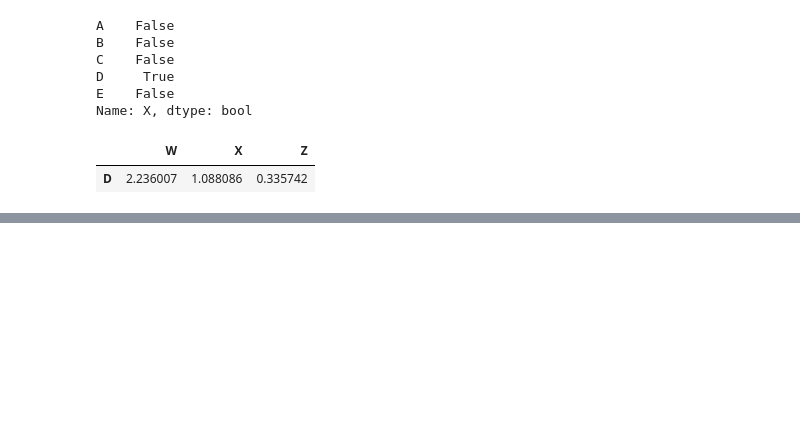
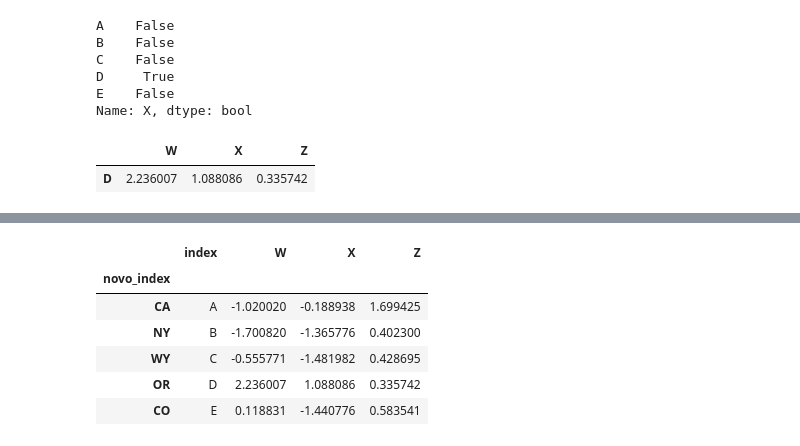
Before and after one commit to ludiemert/Analyzing_Data_Pandas_SQL, a Jupyter notebook: DataFrame.ipynb, the cells around one changed output, grey strips where cells are left out. Saved outputs shown, nothing was run; the diff lists cells and outputs as text; code cells hidden in the pictures; blank space fills up the shorter version.

```diff
--- a/DataFrame.ipynb
+++ b/DataFrame.ipynb
@@ -272,0 +403,10 @@ df[df['X'] > 0]
+# %%
+df.reset_index().set_index("novo_index")
+# %% [output]
+|  | index | W | X | Z |
+| novo_index |  |  |  |  |
+| CA | A | -1.020020 | -0.188938 | 1.699425 |
+| NY | B | -1.700820 | -1.365776 | 0.402300 |
+| WY | C | -0.555771 | -1.481982 | 0.428695 |
+| OR | D | 2.236007 | 1.088086 | 0.335742 |
+| CO | E | 0.118831 | -1.440776 | 0.583541 |
```
Also changed, not shown: parts of 21 cells of this notebook, 7 other files.
